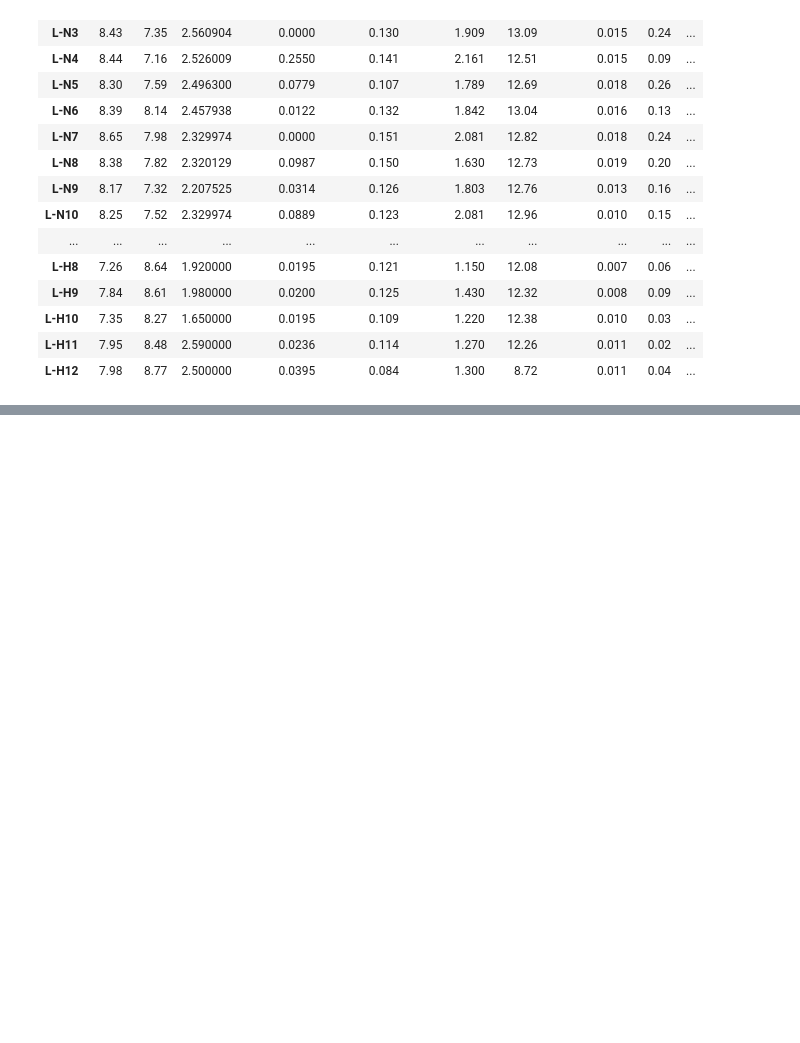
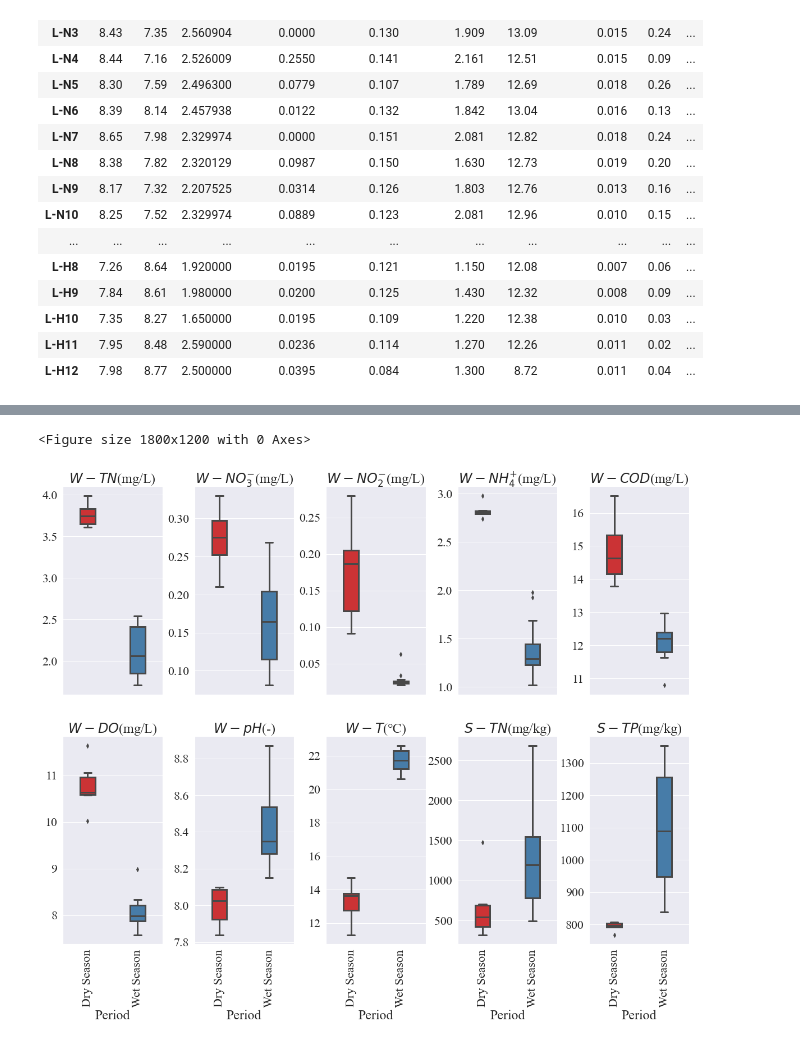
Before and after one commit to Man-Yacan/Thesis-For-Master, a Jupyter notebook: 小论文 - 环境因子.ipynb, the cells around one changed output, grey strips where cells are left out. Cells and saved outputs as stored; diff of their text form; code cells hidden in the pictures; blank space fills up the shorter version.

```diff
--- a/小论文 - 环境因子.ipynb
+++ b/小论文 - 环境因子.ipynb
@@ -94,0 +97,8 @@ fig.savefig(EXPORT_PATH + '平水期环境因子变化图'+IMG_TYPE, dpi=DPI, bb
+# %%
+# df[df.index.str.startswith('L-N') | df.index.str.startswith('W-N')]
+df = pd.concat([overlying_water_env_df.copy(), sediment_env_df.iloc[:, :2]], axis=1)
+df = df[df.index.str.startswith('D-N') | df.index.str.startswith('W-N')]
+df = df[
+    ['W-TN', 'W-NO_{3}^{-}', 'W-NO_{2}^{-}', 'W-NH_{4}^{+}', 'W-COD', 'W-DO', 'W-pH', 'W-T',
+     'S-TN', 'S-TP']]
+df
@@ -94,0 +124,43 @@ fig.savefig(EXPORT_PATH + '平水期环境因子变化图'+IMG_TYPE, dpi=DPI, bb
+# %%
+# 绘图全局设置
+sns.set(
+    style='darkgrid',
+    font='Times New Roman',
+    font_scale=2
+)
+ROW_NUM, COL_NUM = 2, 5
+plt.figure(dpi=DPI)
+fig, ax_arr = plt.subplots(ROW_NUM, COL_NUM, sharex='col', figsize=(20, 15))  # sharex、y设置子图共享x、y轴坐标
+fig.subplots_adjust(hspace=0.2, wspace=0.32)  # 设置子图的横纵间距
+
+for index, s in enumerate(df.iteritems()):
+    cur_df = pd.concat([s[1], affix_info], axis=1)
+    cur_df.drop(index=cur_df[cur_df['Period'] == 'Level Season'].index, inplace=True)
+    cur_df['Period'] = cur_df['Period'].cat.remove_unused_categories()
+
+    # 计算行列数
+    row_num = index // COL_NUM
+    col_num = index - row_num * COL_NUM
+    cur_ax = ax_arr[row_num][col_num]
+    cur_plot = sns.boxplot(
+        x="Period",
+        y=s[0],
+        data=cur_df,
+        width=0.3,
+        linewidth=3,
+        dodge=True,
+        palette="Set1",
+        ax=cur_ax
+    )
+    # 子图图名、x轴、y轴、图例
+    cur_ax.tick_params(axis='x', rotation=90)
+    if len(df.columns) - (index + 1) >= COL_NUM:
+        cur_plot.set_xlabel(None)
+    cur_plot.set_title(f'${s[0]}$({unit[s[0]]})')
+    cur_plot.set_ylabel(None)
+
+# 保存图片
+fig.savefig(EXPORT_PATH + '南淝河-枯水期&丰水期-环境因子变化图' + IMG_TYPE, dpi=DPI, bbox_inches='tight')
+# %% [output]
+<Figure size 1800x1200 with 0 Axes>
+[figure, added]
```
Also changed, not shown: parts of 6 cells of this notebook, 29 other files.
